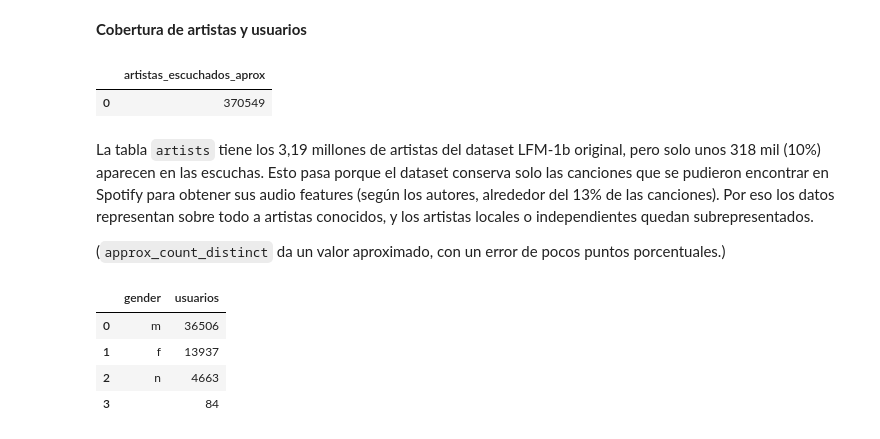
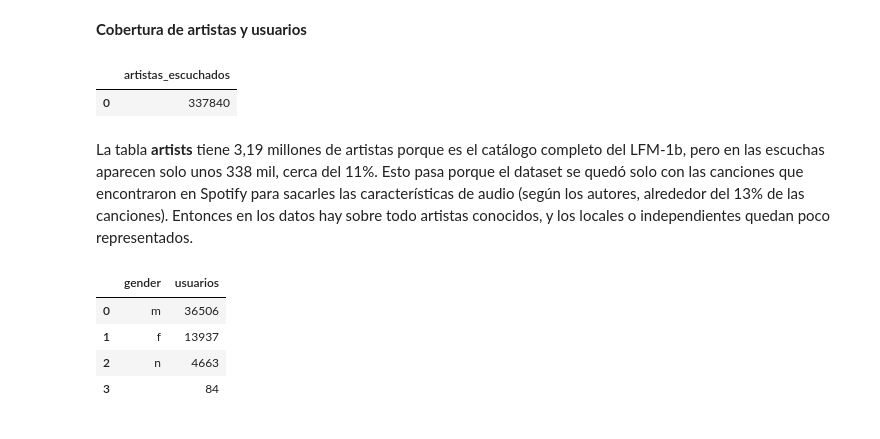
Before and after one commit to marianagrau99/musica-por-pais, a Jupyter notebook: mineria/01_exploracion_calidad_ml.ipynb, the cells around one changed output. Saved outputs shown, nothing was run; the diff lists cells and outputs as text; code cells hidden in the pictures.

```diff
--- a/mineria/01_exploracion_calidad_ml.ipynb
+++ b/mineria/01_exploracion_calidad_ml.ipynb
@@ -261,20 +210,18 @@ por género y país, y qué período cubren las escuchas.
 # %% [markdown]
 **Cobertura de artistas y usuarios**
 # %%
-# --- 1. Cobertura del catálogo de artistas ---
-# De las 351,4M de escuchas, verificamos cuántos artistas distintos del catálogo LFM-1b aparecen efectivamente en el dataset de eventos.
-q("SELECT approx_count_distinct(artist_id) AS artistas_escuchados_aprox FROM events")
+# Cuántos artistas distintos aparecen en las escuchas.
+# COUNT(DISTINCT ...) sobre 351 millones de filas tarda un poco, pero da el número exacto.
+q("SELECT COUNT(DISTINCT artist_id) AS artistas_escuchados FROM events")
 # %% [output]
-|  | artistas_escuchados_aprox |
-| 0 | 370549 |
+|  | artistas_escuchados |
+| 0 | 337840 |
 # %% [markdown]
-La tabla `artists` tiene los 3,19 millones de artistas del dataset LFM-1b original, pero solo
-unos 318 mil (10%) aparecen en las escuchas. Esto pasa porque el dataset conserva solo las
-canciones que se pudieron encontrar en Spotify para obtener sus audio features (según los
-autores, alrededor del 13% de las canciones). Por eso los datos representan sobre todo a
-artistas conocidos, y los artistas locales o independientes quedan subrepresentados.
-
-(`approx_count_distinct` da un valor aproximado, con un error de pocos puntos porcentuales.)
+La tabla **artists** tiene 3,19 millones de artistas porque es el catálogo completo del LFM-1b, pero en
+las escuchas aparecen solo unos 338 mil, cerca del 11%. Esto pasa porque el dataset se quedó solo con
+las canciones que encontraron en Spotify para sacarles las características de audio (según los autores,
+alrededor del 13% de las canciones). Entonces en los datos hay sobre todo artistas conocidos, y los
+locales o independientes quedan poco representados.
 # %%
 # Qué valores toma cada columna de texto y cuántas veces aparece cada uno
 # (equivalente a value_counts() de pandas)
```
Also changed, not shown: parts of 47 cells of this notebook.
